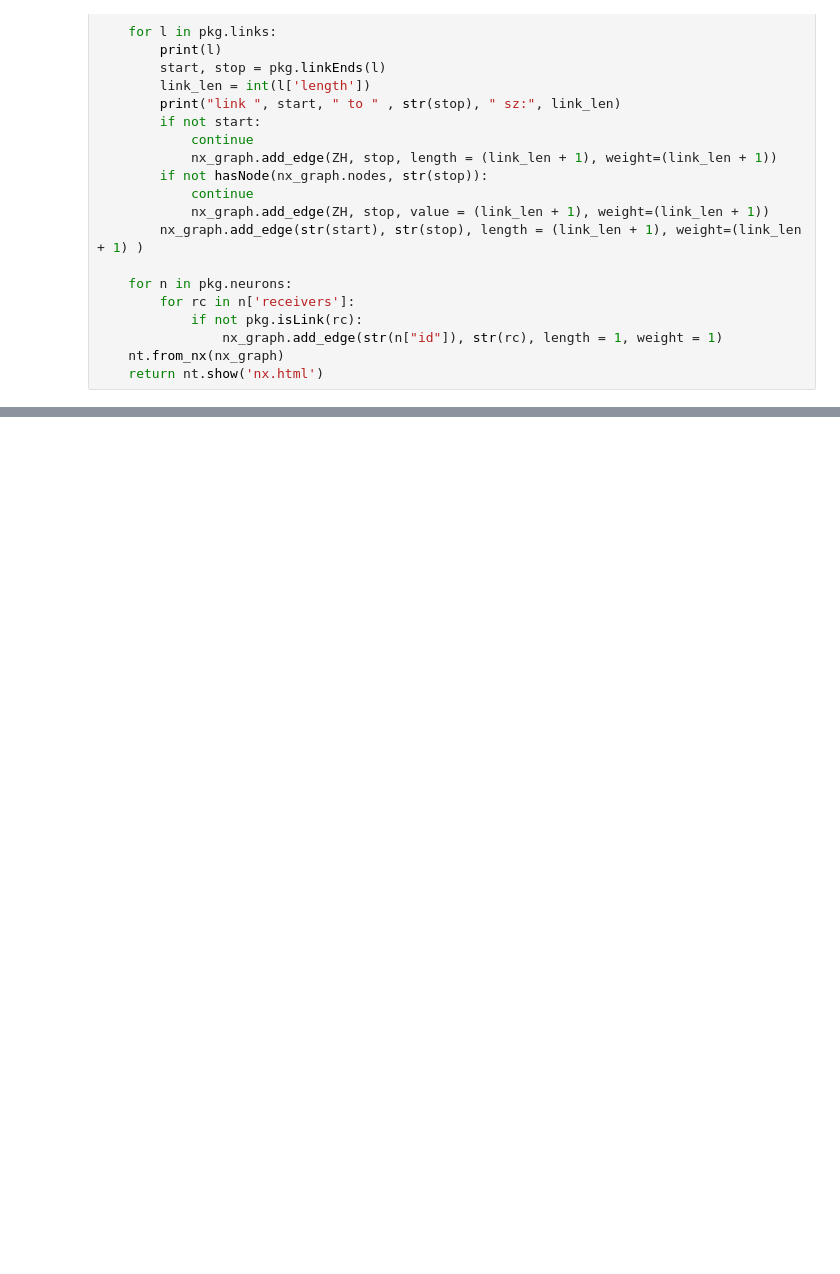
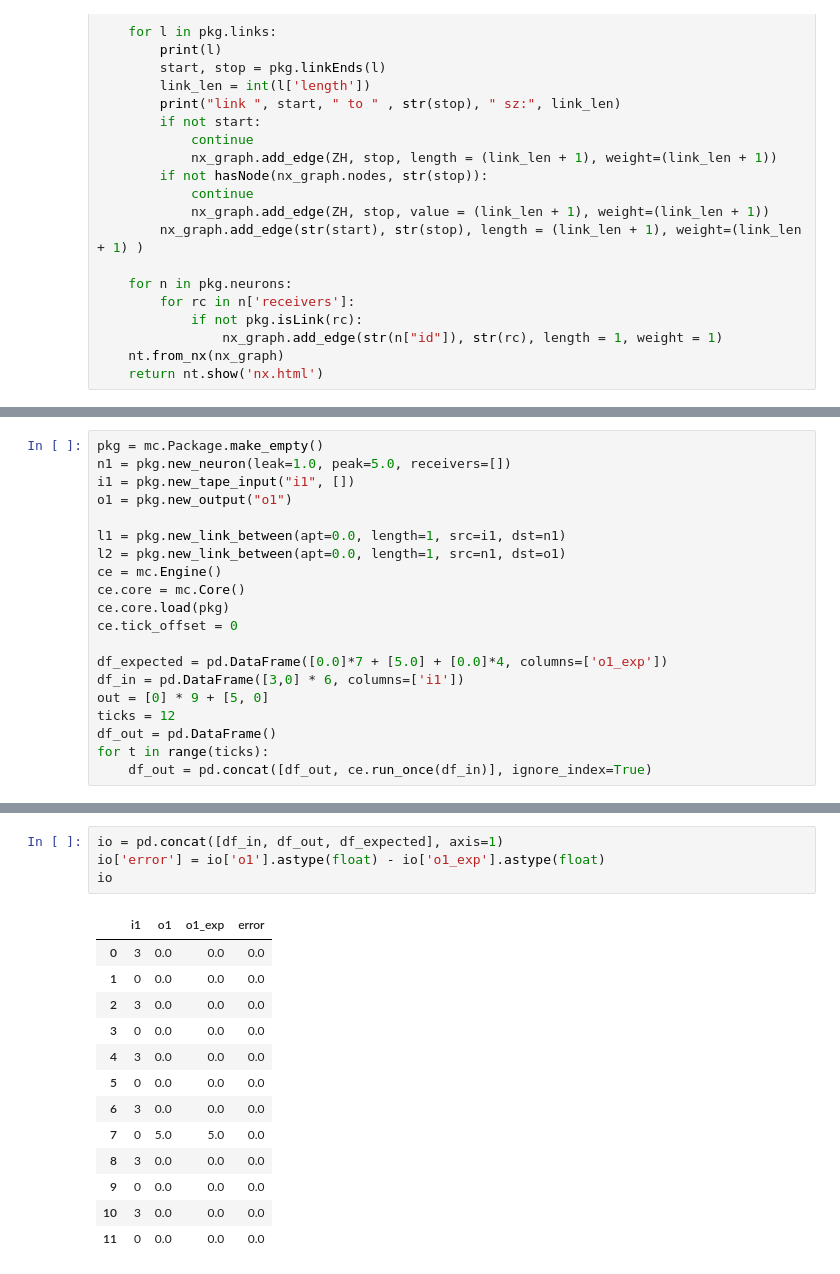
Before and after one commit to UnicornParson/MgennPy, a Jupyter notebook: notebooks/SnapshotUtils.ipynb, the cells around one changed output, grey strips where cells are left out. Cells and saved outputs as stored; diff of their text form; blank space fills up the shorter version.

```diff
--- a/notebooks/SnapshotUtils.ipynb
+++ b/notebooks/SnapshotUtils.ipynb
@@ -174,0 +212,20 @@ g
+# %%
+pkg = mc.Package.make_empty()
+n1 = pkg.new_neuron(leak=1.0, peak=5.0, receivers=[])
+i1 = pkg.new_tape_input("i1", [])
+o1 = pkg.new_output("o1")
+
+l1 = pkg.new_link_between(apt=0.0, length=1, src=i1, dst=n1)
+l2 = pkg.new_link_between(apt=0.0, length=1, src=n1, dst=o1)
+ce = mc.Engine()
+ce.core = mc.Core()
+ce.core.load(pkg)
+ce.tick_offset = 0
+
+df_expected = pd.DataFrame([0.0]*7 + [5.0] + [0.0]*4, columns=['o1_exp'])
+df_in = pd.DataFrame([3,0] * 6, columns=['i1'])
+out = [0] * 9 + [5, 0]
+ticks = 12
+df_out = pd.DataFrame()
+for t in range(ticks):
+    df_out = pd.concat([df_out, ce.run_once(df_in)], ignore_index=True)
@@ -174,0 +250,18 @@ g
+# %%
+io = pd.concat([df_in, df_out, df_expected], axis=1)
+io['error'] = io['o1'].astype(float) - io['o1_exp'].astype(float)
+io
+# %% [output]
+|  | i1 | o1 | o1_exp | error |
+| 0 | 3 | 0.0 | 0.0 | 0.0 |
+| 1 | 0 | 0.0 | 0.0 | 0.0 |
+| 2 | 3 | 0.0 | 0.0 | 0.0 |
+| 3 | 0 | 0.0 | 0.0 | 0.0 |
+| 4 | 3 | 0.0 | 0.0 | 0.0 |
+| 5 | 0 | 0.0 | 0.0 | 0.0 |
+| 6 | 3 | 0.0 | 0.0 | 0.0 |
+| 7 | 0 | 5.0 | 5.0 | 0.0 |
+| 8 | 3 | 0.0 | 0.0 | 0.0 |
+| 9 | 0 | 0.0 | 0.0 | 0.0 |
+| 10 | 3 | 0.0 | 0.0 | 0.0 |
+| 11 | 0 | 0.0 | 0.0 | 0.0 |
```
Also changed, not shown: parts of 14 cells of this notebook, 15 other files.
